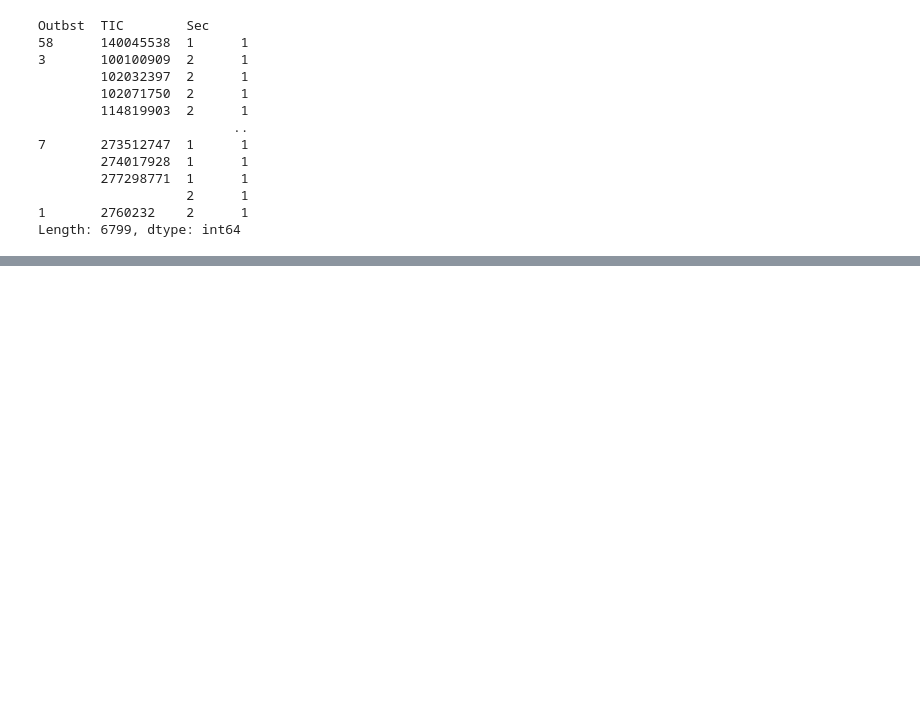
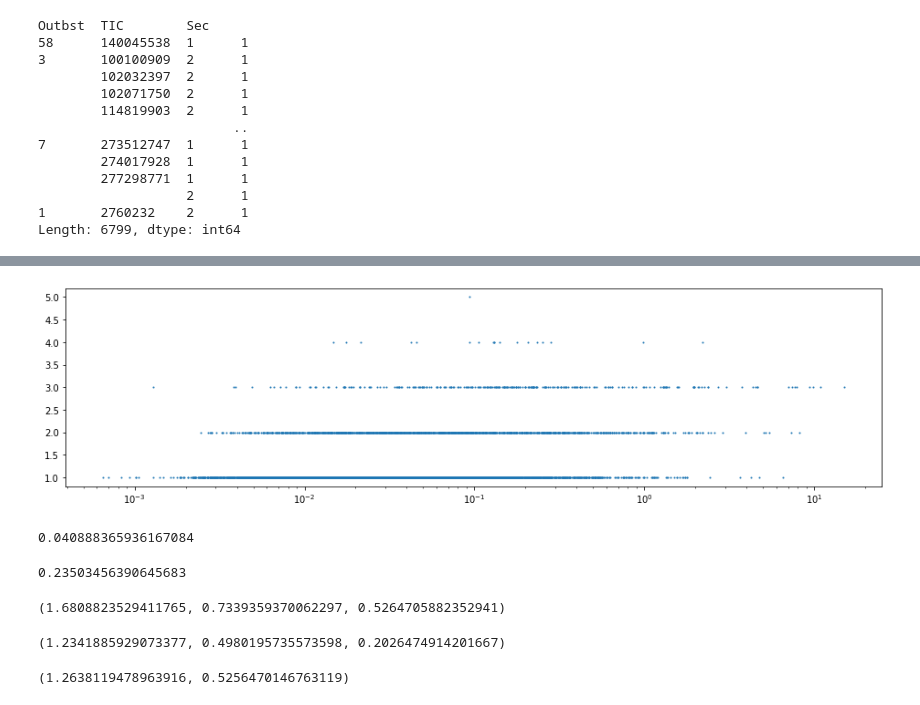
Before and after one commit to ekaterinailin/MalachiteMountains, a Jupyter notebook: analysis/notebooks/_review_complex_and_simple_flares_in_guenther_2020_flare_fits.ipynb, the cells around one changed output, grey strips where cells are left out. Drawn from its saved outputs; the diff is of its cells as text; code cells hidden in the pictures; blank space fills up the shorter version.

```diff
--- a/analysis/notebooks/_review_complex_and_simple_flares_in_guenther_2020_flare_fits.ipynb
+++ b/analysis/notebooks/_review_complex_and_simple_flares_in_guenther_2020_flare_fits.ipynb
@@ -4,5 +6,5 @@ import pandas as pd
 # %%
-df = pd.read_csv("../../data/guenther/guenther_flare_fit.tsv", skiprows=32, delimiter="\t")
+df = pd.read_csv("../../data/guenther/guenther_flare_fit.tsv", skiprows=50, delimiter="\t")
 # %%
 df.Flare.count()
 # %% [output]
@@ -41,3 +50,5 @@ Outbst  TIC        Sec
                    2      1
 1       2760232    2      1
 Length: 6799, dtype: int64
+# %%
+largest = df.groupby(["Outbst", "TIC", "Sec"]).Amp.apply(lambda x: x.sort_values(ascending=False).iloc[0])
@@ -43,0 +71,2 @@ Length: 6799, dtype: int64
+# %%
+count = df.groupby(["Outbst", "TIC", "Sec"]).Amp.count().rename("count")
@@ -43,0 +89,17 @@ Length: 6799, dtype: int64
+# %%
+vals = pd.DataFrame([largest, count]).T
+# %%
+%matplotlib inline
+plt.figure(figsize=(16,4))
+plt.scatter(vals.Amp, vals["count"], s=1)
+plt.xscale("log")
+# %% [output]
+[figure, added]
+# %%
+vals[vals["count"]>2].shape[0] /vals.shape[0]
+# %% [output]
+0.040888365936167084
+# %%
+vals[vals["count"]>1].shape[0] /vals.shape[0]
+# %% [output]
+0.23503456390645683
@@ -43,0 +110,14 @@ Length: 6799, dtype: int64
+# %%
+above = vals.loc[vals["Amp"]>thrs]
+above["count"].mean(), above["count"].std(), above[above["count"]>1].shape[0] / above.shape[0]
+# %% [output]
+(1.6808823529411765, 0.7339359370062297, 0.5264705882352941)
+# %%
+above = vals.loc[vals["Amp"]<thrs]
+above["count"].mean(), above["count"].std(), above[above["count"]>1].shape[0] / above.shape[0]
+# %% [output]
+(1.2341885929073377, 0.4980195735573598, 0.2026474914201667)
+# %%
+vals.loc[vals["Amp"]<thrs,"count"].mean(), vals.loc[vals["Amp"]<thrs,"count"].std()
+# %% [output]
+(1.2638119478963916, 0.5256470146763119)
```
Also changed, not shown: parts of 10 cells of this notebook, 6 other files.
